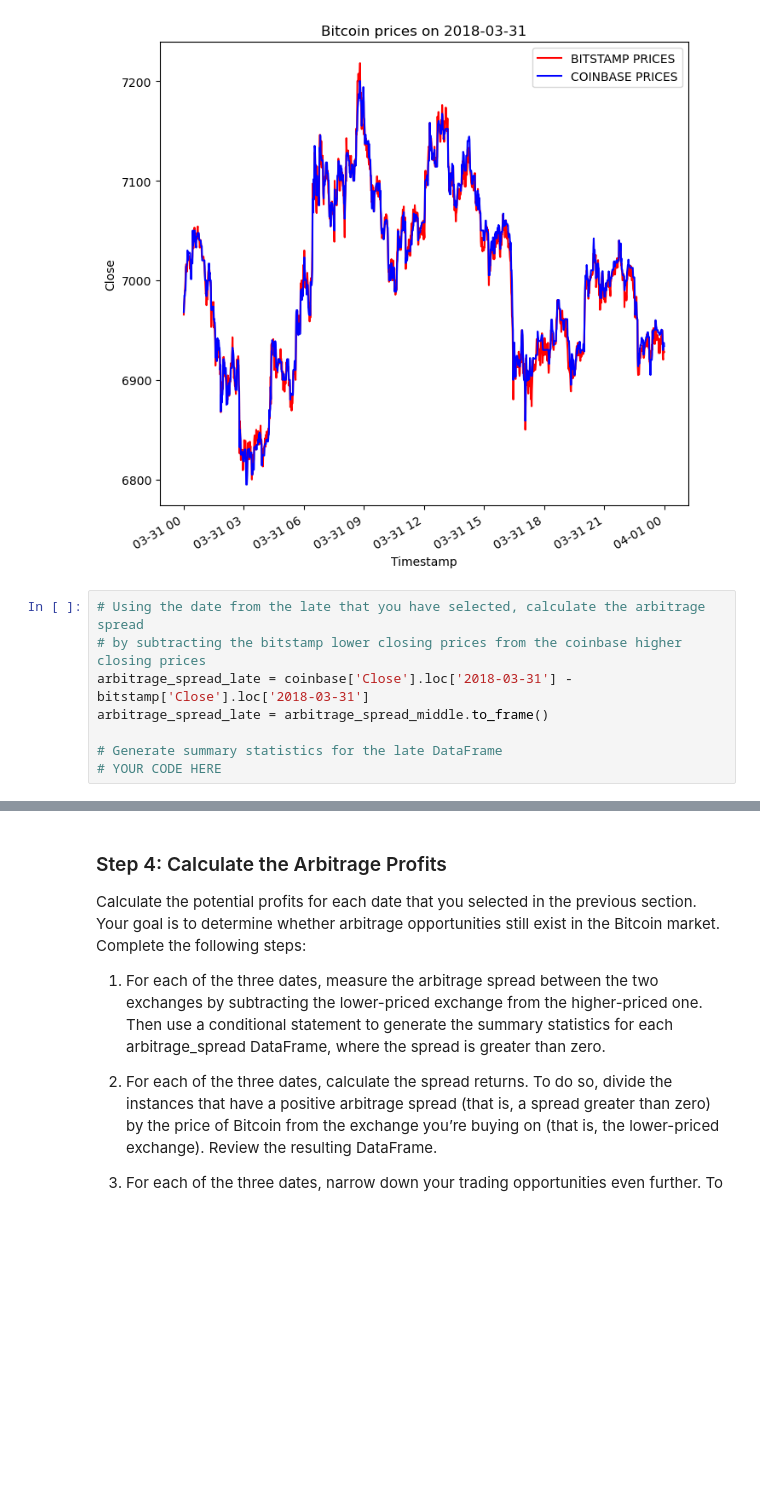
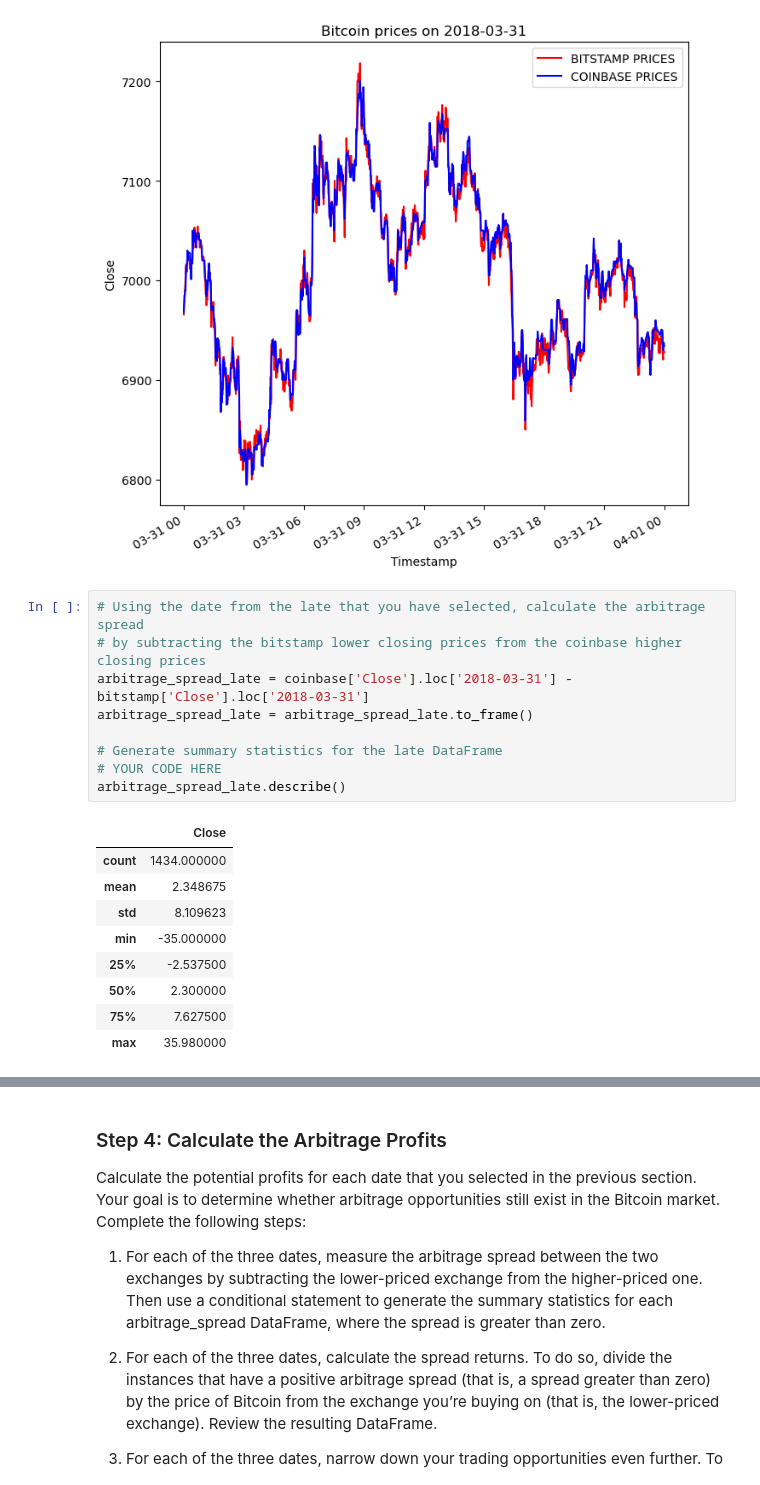
Before and after one commit to greg-krulin/Challenge3, a Jupyter notebook: crypto_arbitrage.ipynb, the cells around one changed output, grey strips where cells are left out. Cells and saved outputs as stored; diff of their text form; blank space fills up the shorter version.

```diff
--- a/crypto_arbitrage.ipynb
+++ b/crypto_arbitrage.ipynb
@@ -379,11 +379,22 @@ ax.legend(['BITSTAMP PRICES', 'COINBASE PRICES'])
 # %%
 # Using the date from the late that you have selected, calculate the arbitrage spread
 # by subtracting the bitstamp lower closing prices from the coinbase higher closing prices
 arbitrage_spread_late = coinbase['Close'].loc['2018-03-31'] - bitstamp['Close'].loc['2018-03-31']
-arbitrage_spread_late = arbitrage_spread_middle.to_frame()
+arbitrage_spread_late = arbitrage_spread_late.to_frame()
 
 # Generate summary statistics for the late DataFrame
 # YOUR CODE HERE
+arbitrage_spread_late.describe()
+# %% [output]
+|  | Close |
+| count | 1434.000000 |
+| mean | 2.348675 |
+| std | 8.109623 |
+| min | -35.000000 |
+| 25% | -2.537500 |
+| 50% | 2.300000 |
+| 75% | 7.627500 |
+| max | 35.980000 |
 # %%
 # Visualize the arbitrage spread from late in the dataset in a box plot
 # YOUR CODE HERE
```
Also changed, not shown: parts of 14 cells of this notebook.
